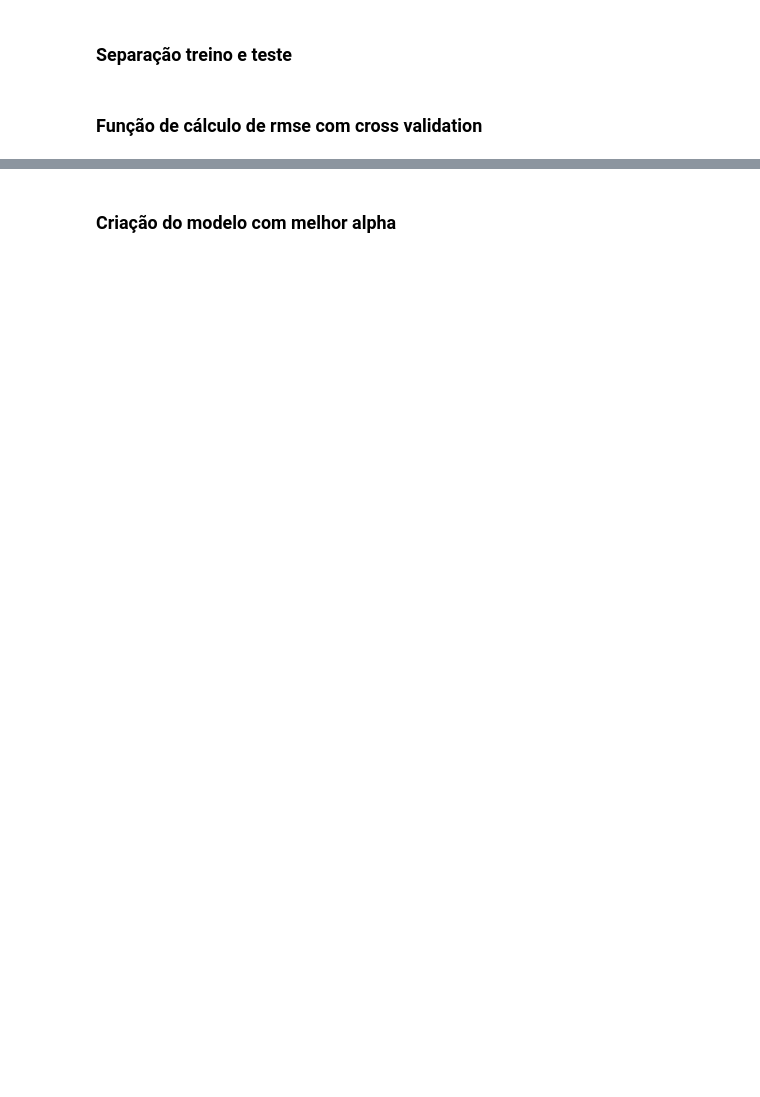
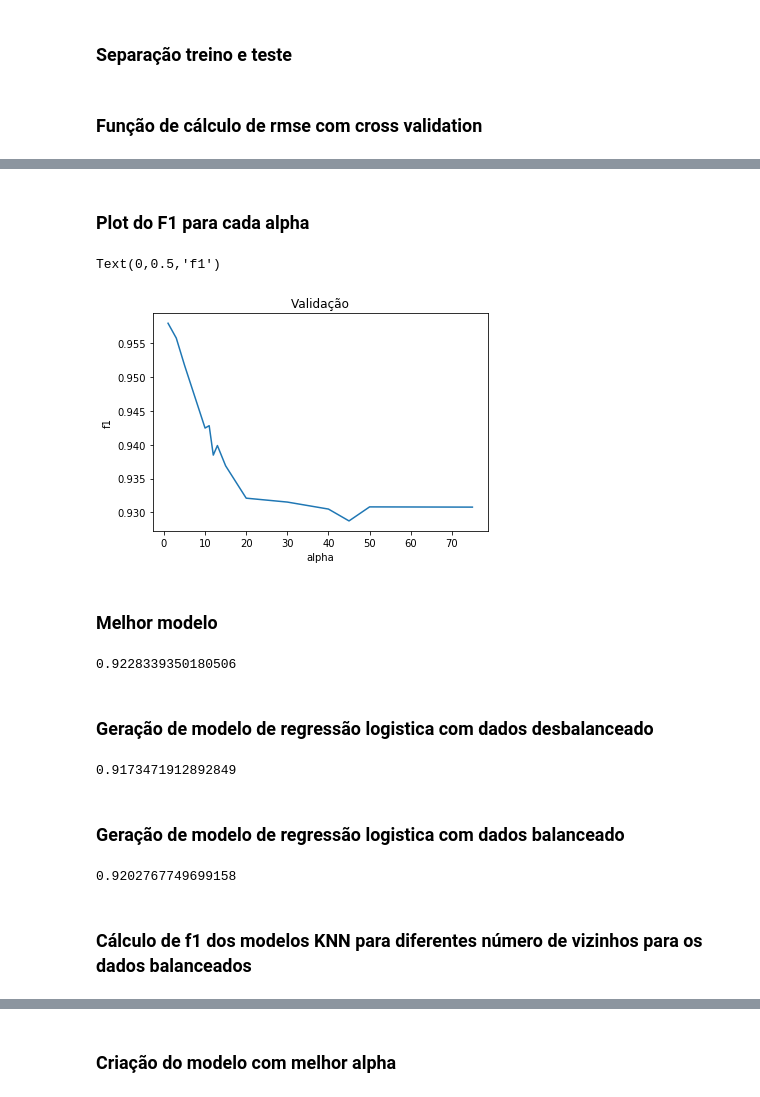
Before and after one commit to luizcz/aprendizado_maquina, a Jupyter notebook: classificacao/Classificação.ipynb, the cells around one changed output, grey strips where cells are left out. Drawn from its saved outputs; the diff is of its cells as text; code cells hidden in the pictures; blank space fills up the shorter version.

```diff
--- a/classificacao/Classificação.ipynb
+++ b/classificacao/Classificação.ipynb
@@ -52,10 +62,11 @@ dados["situacao"] = dados["situacao"].cat.codes
 #y = dados.situacao
 #treino = dados.drop(columns = ['situacao'])
 # %%
-from imblearn.over_sampling import SMOTE
-sm = SMOTE(random_state=0)
-X_res, y_res = sm.fit_resample(dados.drop(columns = ['situacao']), dados.situacao)
+#from imblearn.over_sampling import SMOTE
+#sm = SMOTE(random_state=0)
+#X_res, y_res = sm.fit_resample(dados.drop(columns = ['situacao']), dados.situacao)
 
-x = pd.DataFrame(data=X_res[1:,1:])
-#x.columns = dados.drop(columns = ['situacao']).columns
-dados.shape
+x = pd.DataFrame(data=X_res[0:,0:])
+x.columns = dados.drop(columns = ['situacao']).columns
+x['situacao'] = dados.situacao
+x = x.fillna(x.median())
@@ -71,6 +80,14 @@ treino = treino.drop(columns = ['situacao'])
 teste = dados[dados.ano == 2010]
 y_teste = teste.situacao
 teste = teste.drop(columns = ['situacao'])
+
+treino_balanceado = x[x.ano == 2006]
+y_treino_balanceado = treino_balanceado.situacao
+treino_balanceado = treino_balanceado.drop(columns = ['situacao'])
+
+teste_balanceado = x[x.ano == 2010]
+y_teste_balanceado = teste_balanceado.situacao
+teste_balanceado = teste_balanceado.drop(columns = ['situacao'])
 # %%
 from sklearn.neighbors import KNeighborsClassifier
 from sklearn.linear_model import LogisticRegression
@@ -87,0 +103,4 @@ def cv(model):
+# %%
+def cv_balanceado(model):
+    f1= cross_val_score(model, treino_balanceado, y_treino_balanceado, scoring='f1', cv = 10)
+    return(f1)
@@ -107,0 +133,40 @@ cv_ridge.max()
+# %%
+alphas = [ 1, 3, 5,10,11,12,13,15, 20,30,40,45, 50, 75]
+f1_arvores = [cv_balanceado(tree.DecisionTreeClassifier(n_neighbors=alpha)).mean()
+            for alpha in alphas]
+# %% [markdown]
+### Plot do F1 para cada alpha
+# %%
+f1_arvores = pd.Series(f1_arvores, index = alphas)
+f1_arvores.plot(title = "Validação")
+plt.xlabel("alpha")
+plt.ylabel("f1")
+# %% [output]
+Text(0,0.5,'f1')
+[figure, added]
+# %% [markdown]
+### Melhor modelo
+# %%
+f1_arvores.idxmax()
+arvore = tree.DecisionTreeClassifier(max_depth=f1_arvores.idxmax()).fit(treino_balanceado, y_treino_balanceado)
+arvore.score(teste_balanceado, y_teste_balanceado)
+# %% [output]
+0.9228339350180506
+# %% [markdown]
+### Geração de modelo de regressão logistica com dados desbalanceado
+# %%
+logistic = LogisticRegression()
+logistic.fit(treino, y_treino)
+logistic.score(teste,y_teste)
+# %% [output]
+0.9173471912892849
+# %% [markdown]
+### Geração de modelo de regressão logistica com dados balanceado
+# %%
+logistic = LogisticRegression()
+logistic.fit(treino_balanceado, y_treino_balanceado)
+logistic.score(teste_balanceado,y_teste_balanceado)
+# %% [output]
+0.9202767749699158
+# %% [markdown]
+### Cálculo de f1 dos modelos KNN para diferentes número de vizinhos para os dados balanceados
```
Also changed, not shown: parts of 32 cells of this notebook.
